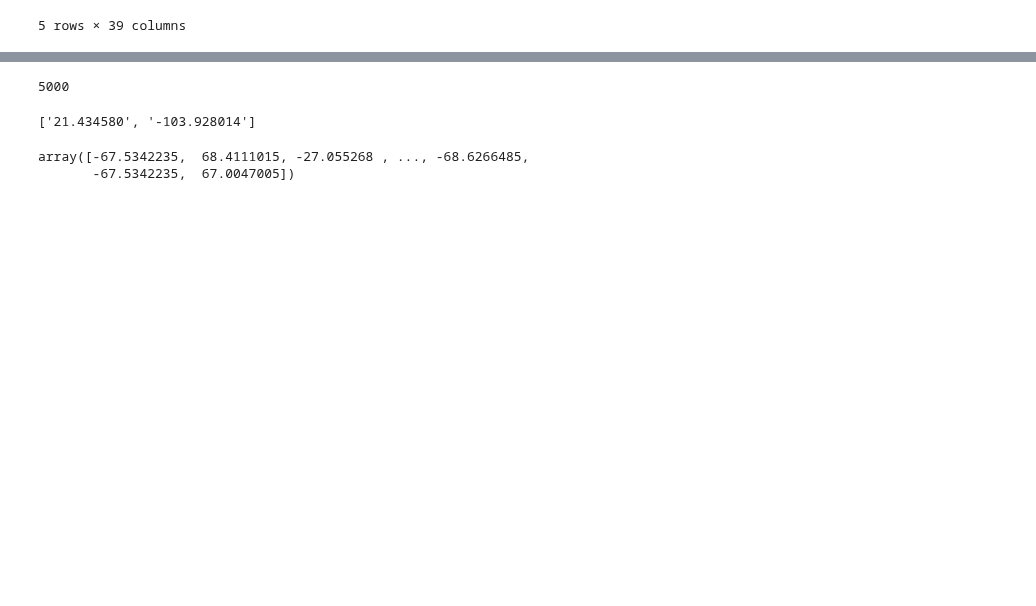
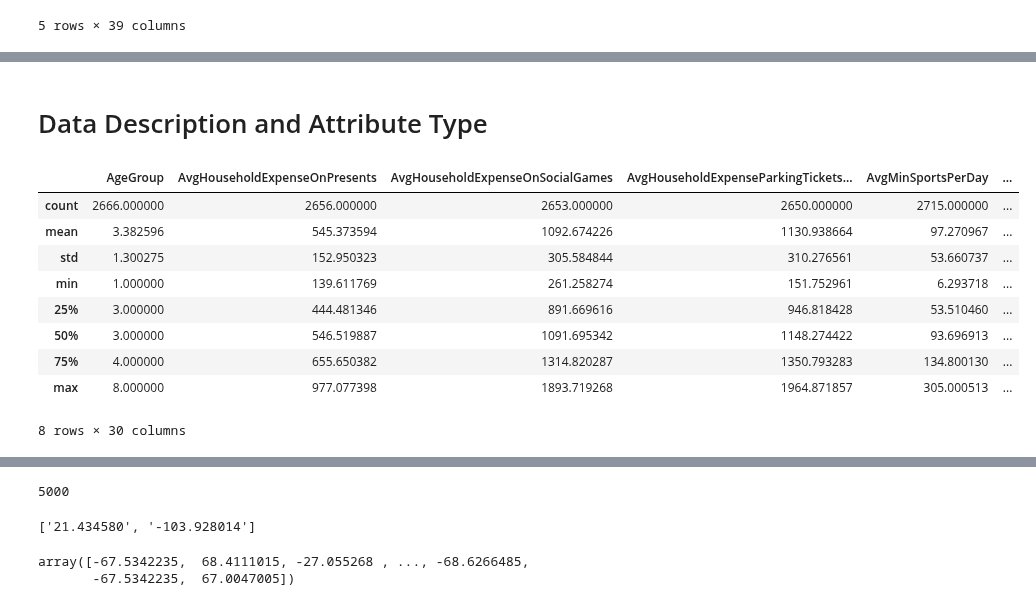
Before and after one commit to aka-sova/236756_Introduction_to_ML, a Jupyter notebook: hw2/wet_alex/data_exploration_virus.ipynb, the cells around one changed output, grey strips where cells are left out. Saved outputs shown, nothing was run; the diff lists cells and outputs as text; code cells hidden in the pictures; blank space fills up the shorter version.

```diff
--- a/hw2/wet_alex/data_exploration_virus.ipynb
+++ b/hw2/wet_alex/data_exploration_virus.ipynb
@@ -24,0 +72,5 @@ df=df.drop(columns=['PatientID', 'Address']) #utterly meaningless to disease dia
+# %%
+#interate one hot encoding of test results back to df
+df2 = df
+df2 = df2.drop(columns = 'TestResultsCode')
+df2.head()
@@ -24,0 +97,5 @@ df=df.drop(columns=['PatientID', 'Address']) #utterly meaningless to disease dia
+# %%
+from sklearn.model_selection import train_test_split
+
+X_train,  X_test, y_train, y_test = train_test_split( df2, results, test_size=0.33, random_state=33 ) #tr is test results numerically coded
+X_test, X_val, y_test, y_val = train_test_split( X_test, y_test , test_size=0.4, random_state=33)
@@ -24,0 +112,15 @@ df=df.drop(columns=['PatientID', 'Address']) #utterly meaningless to disease dia
+# %% [markdown]
+# Data Description and Attribute Type
+# %%
+X_train.describe()
+# %% [output]
+|  | AgeGroup | AvgHouseholdExpenseOnPresents | AvgHouseholdExpenseOnSocialGames | AvgHouseholdExpenseParkingTickets... | AvgMinSportsPerDay | ... |
+| count | 2666.000000 | 2656.000000 | 2653.000000 | 2650.000000 | 2715.000000 | ... |
+| mean | 3.382596 | 545.373594 | 1092.674226 | 1130.938664 | 97.270967 | ... |
+| std | 1.300275 | 152.950323 | 305.584844 | 310.276561 | 53.660737 | ... |
+| min | 1.000000 | 139.611769 | 261.258274 | 151.752961 | 6.293718 | ... |
+| 25% | 3.000000 | 444.481346 | 891.669616 | 946.818428 | 53.510460 | ... |
+| 50% | 3.000000 | 546.519887 | 1091.695342 | 1148.274422 | 93.696913 | ... |
+| 75% | 4.000000 | 655.650382 | 1314.820287 | 1350.793283 | 134.800130 | ... |
+| max | 8.000000 | 977.077398 | 1893.719268 | 1964.871857 | 305.000513 | ... |
+8 rows × 30 columns
```
Also changed, not shown: parts of 29 cells of this notebook.
